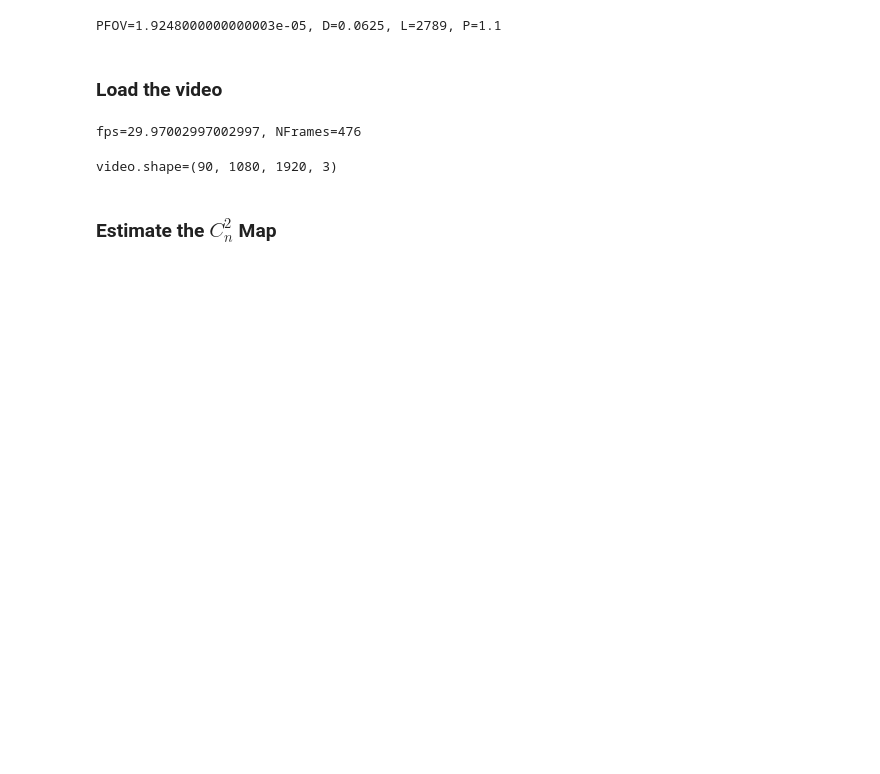
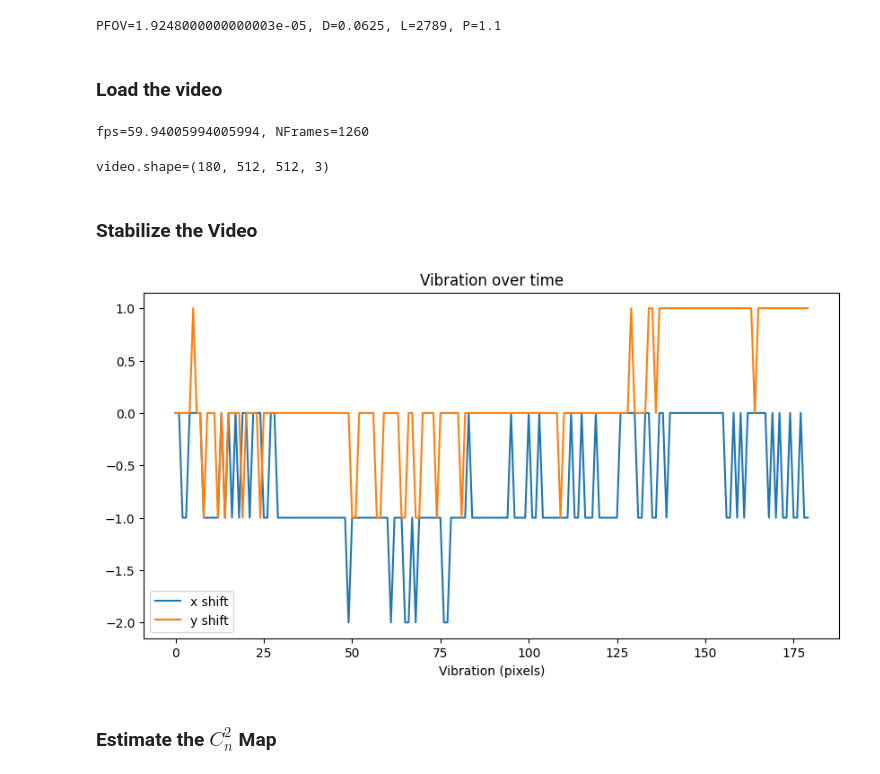
Before and after one commit to Riponcs/Turbulence-Strength-Estimation-from-Images, a Jupyter notebook: Cn2_Map.ipynb, the cells around one changed output. Drawn from its saved outputs; the diff is of its cells as text; code cells hidden in the pictures; blank space fills up the shorter version.

```diff
--- a/Cn2_Map.ipynb
+++ b/Cn2_Map.ipynb
@@ -36,8 +47,6 @@ PFOV=1.9248000000000003e-05, D=0.0625, L=2789, P=1.1
 # %% [markdown]
 ### Load the video
 # %%
-# Define your video path and load the video
-path = "Stabilized Road.mp4"
 cap = cv2.VideoCapture(path)
 
 fps = cap.get(cv2.CAP_PROP_FPS)
@@ -46,8 +55,8 @@ print(f'{fps=}, {NFrames=}')
 
 
 # Read Video in from frame StartFrame to EndFrame
-stFrame = 7*fps
-endFrame = 10*fps
+stFrame = StartFrom*fps
+endFrame = EndAt*fps
 
 video = []
 for i in tqdm(range(int(stFrame), int(endFrame))):
@@ -60,15 +69,14 @@ for i in tqdm(range(int(stFrame), int(endFrame))):
 cap.release()
 video = np.array(video)
 
-crop = False
-if crop:
-    x, y = 540, 200
-    h, w = 200, 200
+if doCrop:
     video = video[:, y:y+h, x:x+w, :]
 else:
     video = video[:, :, :, :]
 
 print(f'{video.shape=}')
 # %% [output]
-fps=29.97002997002997, NFrames=476
+fps=59.94005994005994, NFrames=1260
-video.shape=(90, 1080, 1920, 3)
+video.shape=(180, 512, 512, 3)
+# %% [markdown]
+### Stabilize the Video
@@ -75,3 +122,17 @@ video.shape=(90, 1080, 1920, 3)
+# %%
+if doStabilize:
+    video, X_mov, Y_mov = stabilize(video, MaxStb = 20, crop = doCrop)
+
+    plt.figure(figsize = (10, 5))
+    plt.plot(X_mov, label = 'x shift')
+    plt.plot(Y_mov, label = 'y shift')
+    plt.xlabel('Frame')
+    plt.xlabel('Vibration (pixels)')
+    plt.title('Vibration over time')
+    plt.legend()
+    plt.show()
+# %% [output]
+[figure, added]
 # %% [markdown]
 ### Estimate the $C_n^2$ Map
 # %%
```
Also changed, not shown: parts of 8 cells of this notebook.
